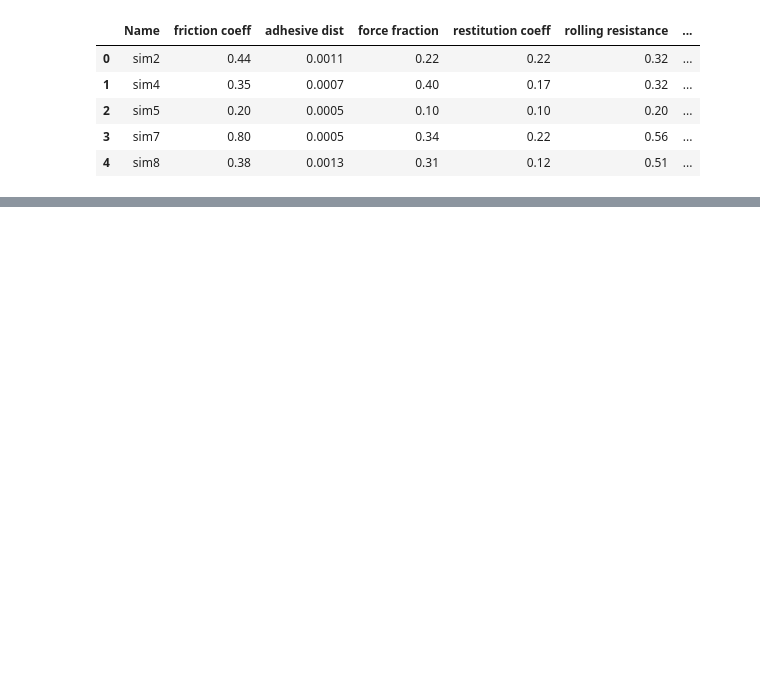
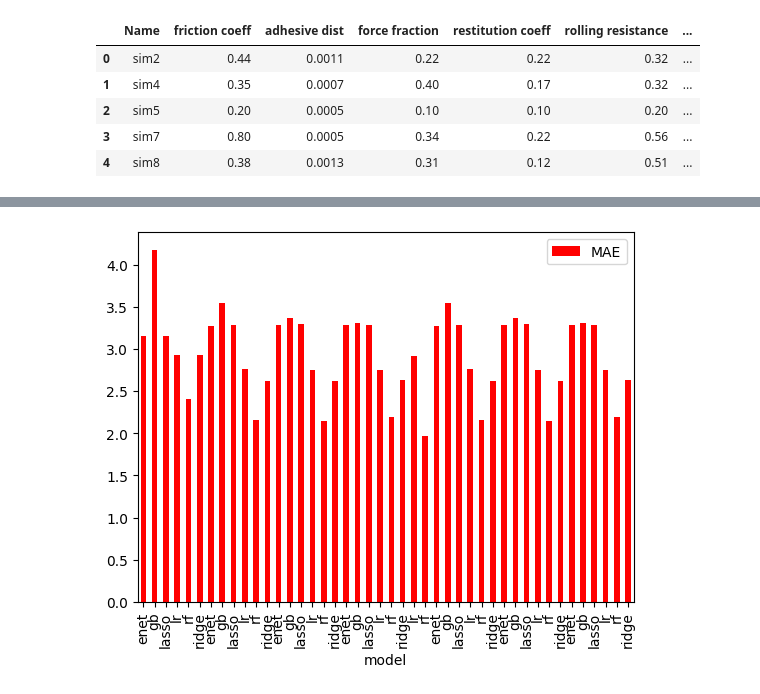
Before and after one commit to adamkolusz/angle-of-repose-ML, a Jupyter notebook: test_model.ipynb, the cells around one changed output, grey strips where cells are left out. Cells and saved outputs as stored; diff of their text form; code cells hidden in the pictures; blank space fills up the shorter version.

```diff
--- a/test_model.ipynb
+++ b/test_model.ipynb
@@ -95,0 +142,17 @@ print(predicted_aor_drop)
+# %%
+import re
+scores_array2 = []
+
+for i, contents in enumerate(scores_array):
+    splitted = contents[0].split('_')
+    splitted[0] = ''.join([i for i in splitted[0] if not i.isdigit()])
+    try:
+        splitted[3] = int(''.join(filter(str.isdigit, splitted[3])))
+    except:
+        pass
+    if len(splitted)==4:
+    # if contents
+        print(splitted)
+    scores_array2.append(splitted)
+
+# evaluated_models.append(scores_array2)
@@ -95,0 +177,3 @@ print(predicted_aor_drop)
+# %%
+length = max(map(len, scores_array2))
+y=np.array([xi+[None]*(length-len(xi)) for xi in scores_array2])
@@ -95,0 +200,5 @@ print(predicted_aor_drop)
+# %%
+import pandas as pd
+columns = ["Filename", "R2", "MAE", "MSE", "model", "split_size", "rand", "aug"]
+data=np.hstack((scores_array,y))
+plotdata = pd.DataFrame(data,columns=columns)
@@ -95,0 +210,3 @@ print(predicted_aor_drop)
+# %%
+sort_df = plotdata.loc[plotdata['split_size'] != 'orig.pkl']
+sort_df.head()
@@ -95,0 +220,11 @@ print(predicted_aor_drop)
+# %%
+# gca stands for 'get current axis'
+import matplotlib.pyplot as plt
+ax = plt.gca()
+sort_df.plot(kind='bar',x='model',y='MAE', color='red', ax=ax)
+# sort_df.plot(kind='bar',x='model',y='R2',ax=ax)
+
+
+plt.show()
+# %% [output]
+[figure, added]
```
Also changed, not shown: parts of 35 cells of this notebook, 1 other file.
